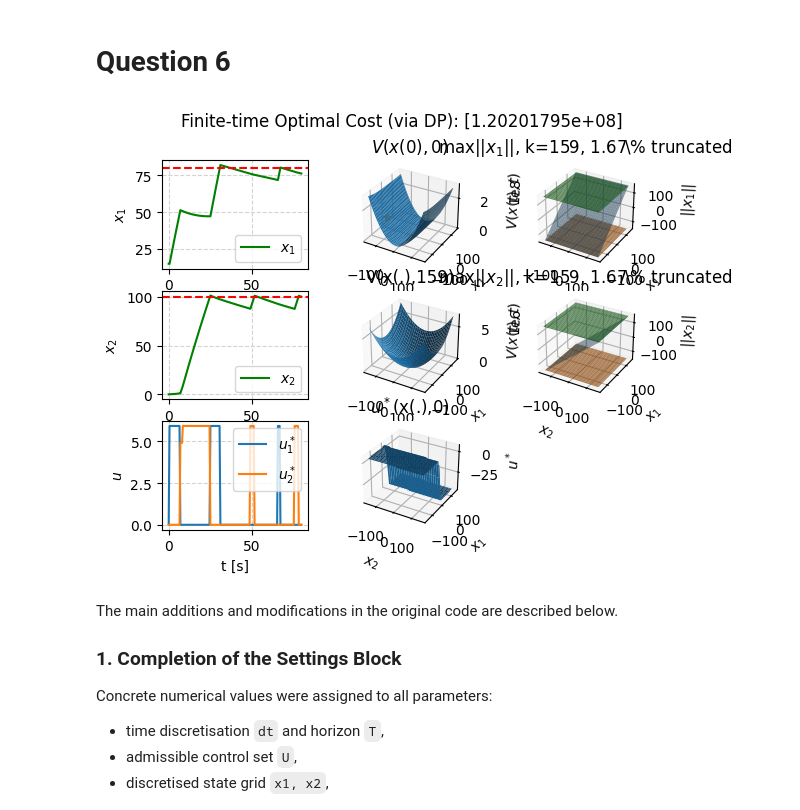
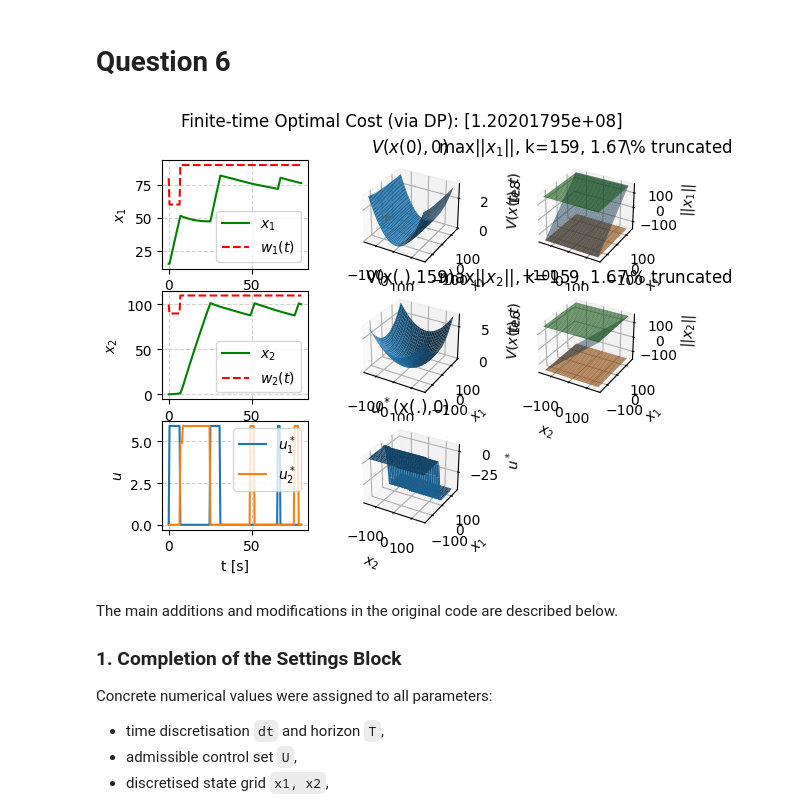
Before and after one commit to larapolachini/Project_RO01, a Jupyter notebook: GundlachPolachini6.ipynb, the cells around one changed output. Saved outputs shown, nothing was run; the diff lists cells and outputs as text; code cells hidden in the pictures.

Commit message:
correction a) plots

```diff
--- a/GundlachPolachini6.ipynb
+++ b/GundlachPolachini6.ipynb
@@ -147,7 +147,7 @@ fig, ax = pt.subplots(3,3)
 tables = []
 for sw in range(T_sw):
     u1tab, u2tab, V1, V2 = compute_dp_tables(w_seq[sw])
-    tables.append((u1tab, u2tab))
+    tables.append((u1tab, u2tab, V1, V2))
 
 
 # Simulation (from z0 using u_opt(x)) %%%%%%%%%%%%%%%%%%%%%%%%%%%%%%%%%%%%%%%
@@ -164,10 +164,13 @@ alpha = 0.8
 sw = 0
 w_cur = w_seq[sw]
 
+w_hist = np.zeros((T.size, 2))
+w_hist[0, :] = w_cur
+
 for k in range(0, T.size-1):
 
     prev_state = state
-    u_opt_sw, u_opt2_sw = tables[sw]
+    u_opt_sw, u_opt2_sw, V_sw, V2_sw = tables[sw]
 
     # admissibility check must be on ERROR (because the DP grid is on ERROR)
     e = z[k, :] - w_cur
@@ -218,9 +221,14 @@ for k in range(0, T.size-1):
         sw = min(sw + 1, T_sw - 1)
         w_cur = w_seq[sw]
 
+    w_hist[k+1, :] = w_cur
+
+
 
 # Visualisation %%%%%%%%%%%%%%%%%%%%%%%%%%%%%%%%%%%%%%%%%%%%%%%%%%%%%%%%%%%%%
-Vz0 = V[lookup(x2[:,0], z0[1]-w[1]), lookup(x1[0,:], z0[0]-w[0]), 0]
+u_opt0, u_opt20, V0, V20 = tables[0]
+w0 = w_seq[0]
+Vz0 = V0[lookup(x2[:,0], z0[1]-w0[1]), lookup(x1[0,:], z0[0]-w0[0]), 0]
 inval_x1 = 100 * np.where(np.logical_or(err_x1[:, :] > x1[1, -1], err_x1[:, :] < x1[1, 1]))[0].size \
     / (x1[:, 1].size * x2[1, :].size)
 inval_x2 = 100 * np.where(np.logical_or(err_x2[:, :] > x2[-1, 1], err_x2[:, :] < x2[1, 1]))[0].size \
@@ -228,52 +236,52 @@ inval_x2 = 100 * np.where(np.logical_or(err_x2[:, :] > x2[-1, 1], err_x2[:, :] <
 
 ax[0,0].plot(T, z[:,0], 'g-', label=r'$x_1$')
 ax[0,0].set(xlabel=r't [s]', ylabel=r'$x_1$')
-ax[0,0].axhline(y=w[0], color='r', linestyle='--')
+ax[0,0].plot(T, w_hist[:,0], 'r--', label=r'$w_1(t)$')
 ax[1,0].plot(T, z[:,1], 'g-', label=r'$x_2$')
 ax[1,0].set(xlabel=r't [s]', ylabel=r'$x_2$')
-ax[1,0].axhline(y=w[1], color='r', linestyle='--')
+ax[1,0].plot(T, w_hist[:,1], 'r--', label=r'$w_2(t)$')
 ax[2,0].plot(T, u1, label=r'$u_1^*$')
 ax[2,0].plot(T, u2, label=r'$u_2^*$')
 ax[2,0].set(xlabel=r't [s]', ylabel=r'$u$')
 ax[2,0].legend()
 
 ax1 = fig.add_subplot(3,3,2, projection='3d')
-ax1.plot_surface(x2, x1, V[:,:,1])
+ax1.plot_surface(x2, x1, V0[:,:,1])
 ax1.set(xlabel=r'$x_2$', ylabel=r'$x_1$', zlabel=r'$V(x(t),t)$', title=f'$V(x({depth}),{depth})$')
-ax1.plot(z0[1]-w[1], z0[0]-w[0], Vz0, marker='*')
+ax1.plot(z0[1]-w0[1], z0[0]-w0[0], Vz0, marker='*')
 
 kp = N-1
 ax2 = fig.add_subplot(3,3,5, projection='3d')
-ax2.plot_surface(x2, x1, V[:,:,kp])
+ax2.plot_surface(x2, x1, V0[:,:,kp])
 ax2.set(xlabel=r'$x_2$', ylabel=r'$x_1$', zlabel=r'$V(x(t),t)$', title=f'V(x(.),{kp})')
 
 ax3 = fig.add_subplot(3,3,8, projection='3d')
-ax3.plot_surface(x2, x1, u_opt[:,:,depth])
+ax3.plot_surface(x2, x1, u_opt0[:,:,depth])
 ax3.set(xlabel=r'$x_2$', ylabel=r'$x_1$', zlabel=r'$u^*$', title=f'$u^*$(x(.),{depth})')
 
 ax4 = fig.add_subplot(3,3,3, projection='3d')
 ax4.plot_surface(x2, x1, err_x1, alpha=.5, label=r'$||x_1||$')
 ax4.set(xlabel=r'$x_2$', ylabel=r'$x_1$', zlabel=r'$||x_1||$',
         title=f'$\max||x_1||$, k={kp}, {inval_x1:.2f}\% truncated')
 ax4.plot_surface(x2, x1, np.ones((x2.shape[0], x1.shape[1]))*x1[1,1], alpha=.7)
 ax4.plot_surface(x2, x1, np.ones((x2.shape[0], x1.shape[1]))*x1[-1,-1], alpha=.7)
 
 ax5 = fig.add_subplot(3,3,6, projection='3d') # frameon=False
 ax5.plot_surface(x2, x1, err_x2, alpha=.5, label=r'$||x_2||$')
 ax5.set(xlabel=r'$x_2$', ylabel=r'$x_1$', zlabel=r'$||x_2||$',
         title=f'$\max||x_2||$, k={kp}, {inval_x2:.2f}\% truncated')
 ax5.plot_surface(x2, x1, np.ones((x2.shape[0], x1.shape[1]))*x2[1,1], alpha=.7)
 ax5.plot_surface(x2, x1, np.ones((x2.shape[0], x1.shape[1]))*x2[-1,-1], alpha=.7)
 
 for i in range(ax.shape[0]):
     ax[i,0].grid(color='lightgray', linestyle='--')
     ax[i,0].legend()
     ax[i,1].axis('off')
     ax[i,2].axis('off')
 fig.suptitle(f'Finite-time Optimal Cost (via DP): {Vz0}')
 fig.show()
 # %% [output]
-[figure, old version]
+[figure, new version]
 # %% [markdown]
 The main additions and modifications in the original code are described below.
 
```
